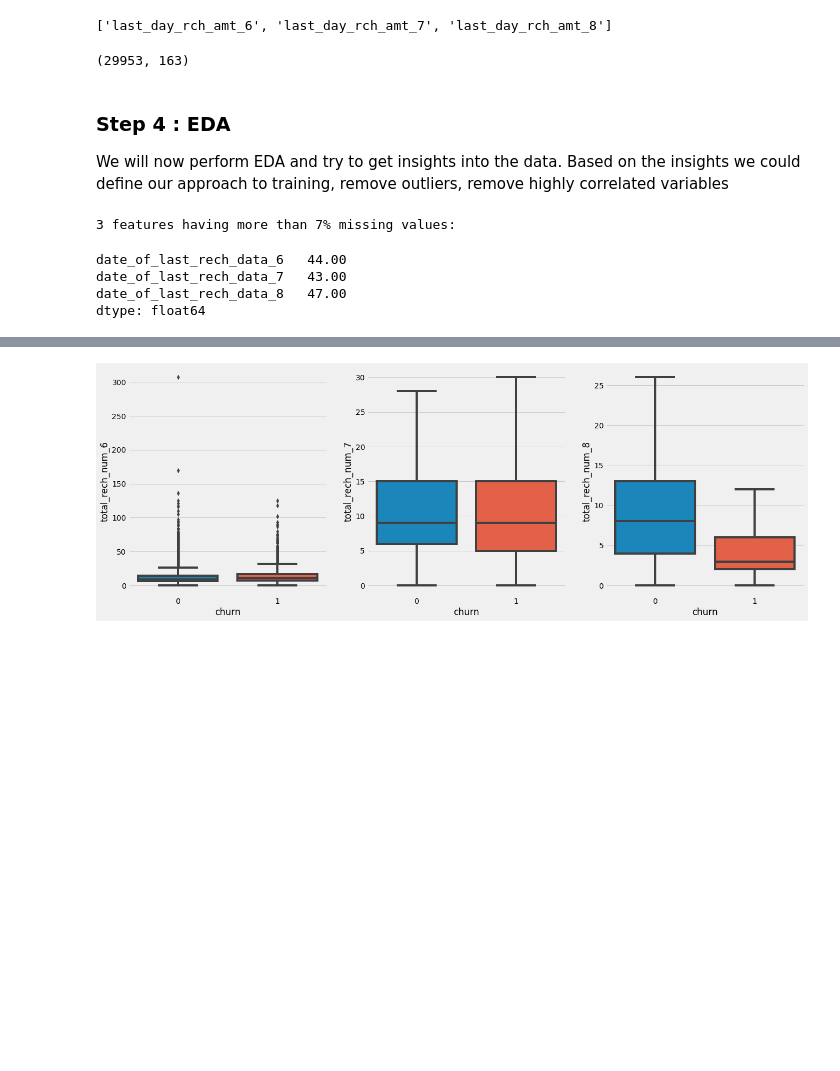
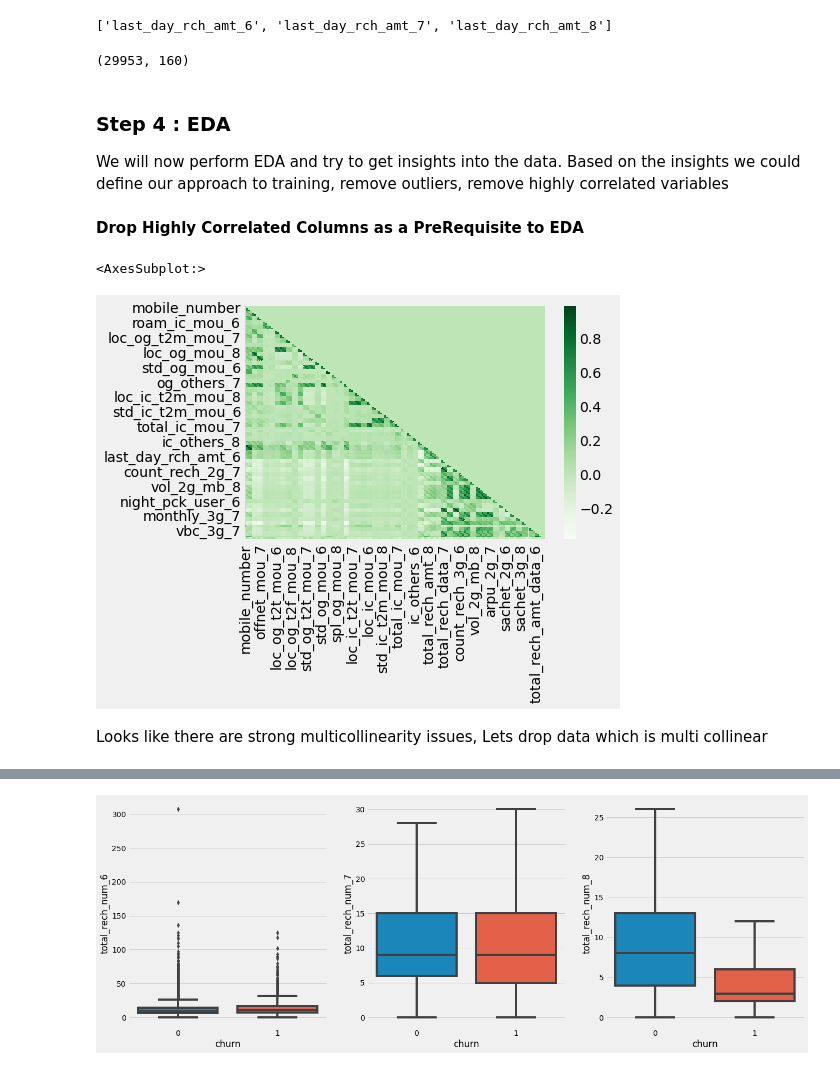
Before and after one commit to rramchan12/Telecom-Churn-CaseStudy, a Jupyter notebook: Telecom Churn Case Study.ipynb, the cells around one changed output, grey strips where cells are left out. Cells and saved outputs as stored; diff of their text form; code cells hidden in the pictures; blank space fills up the shorter version.

Commit message:
Removed Correlated variables, Added corr Matrix, Added Checkpointing Strategy

```diff
--- a/Telecom Churn Case Study.ipynb
+++ b/Telecom Churn Case Study.ipynb
@@ -335,5 +333,5 @@ Most column names have '_9' but there is a column with 'sep' also in name
 # %%
-churn_month_columns =  telecom_df_high_val_cust.columns[telecom_df_high_val_cust.columns.str.contains('_9|sep')]
+churn_month_columns =  telecom_df_high_val_cust.columns[telecom_df_high_val_cust.columns.str.contains('_9')]
 # %%
 churn_month_columns
 # %% [output]
@@ -395,22 +388,28 @@ day_columns = [col for col in telecom_df_high_val_cust if 'day' in col.lower()]
 day_columns
 # %% [output]
 ['last_day_rch_amt_6', 'last_day_rch_amt_7', 'last_day_rch_amt_8']
-# %%
-telecom_df_high_val_cust[date_columns] = telecom_df_high_val_cust[date_columns].apply(pd.to_datetime)
 # %%
 telecom_df_high_val_cust.shape
 # %% [output]
-(29953, 163)
+(29953, 160)
 # %% [markdown]
 ### Step 4 : EDA ###
 
 We will now perform EDA and try to get insights into the data.
 Based on the insights we could define our approach to training, remove outliers, remove highly correlated variables
-# %%
-calculate_missing_values(telecom_df_high_val_cust, 7)
-# %% [output]
-3 features having more than 7% missing values:
-date_of_last_rech_data_6   44.00
-date_of_last_rech_data_7   43.00
-date_of_last_rech_data_8   47.00
-dtype: float64
+# %% [markdown]
+**Drop Highly Correlated Columns as a PreRequisite to EDA**
+# %%
+## Creating a copy to avoid regenerating master for each iterations
+##Check point 1
+training_df = telecom_df_high_val_cust.copy()
+# %%
+#Find Highly correlated data and drop Highly Correlated Columns
+cor = training_df.corr()
+cor.loc[:,:] = np.tril(cor, k=-1)
+sns.heatmap(cor, cmap='Greens', annot=False, )
+# %% [output]
+<AxesSubplot:>
+[figure, added]
+# %% [markdown]
+Looks like there are strong multicollinearity issues, Lets drop data which is multi collinear
```
Also changed, not shown: parts of 12 cells of this notebook, 1 other file.
